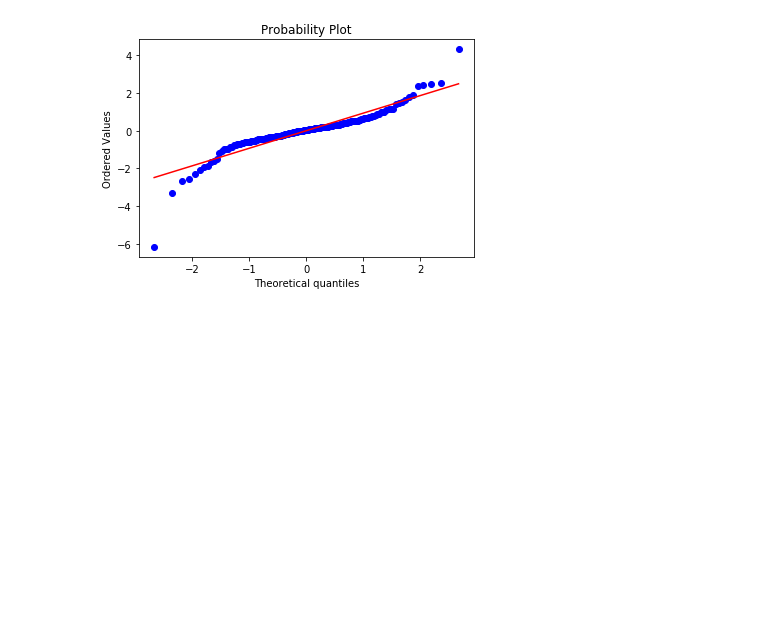
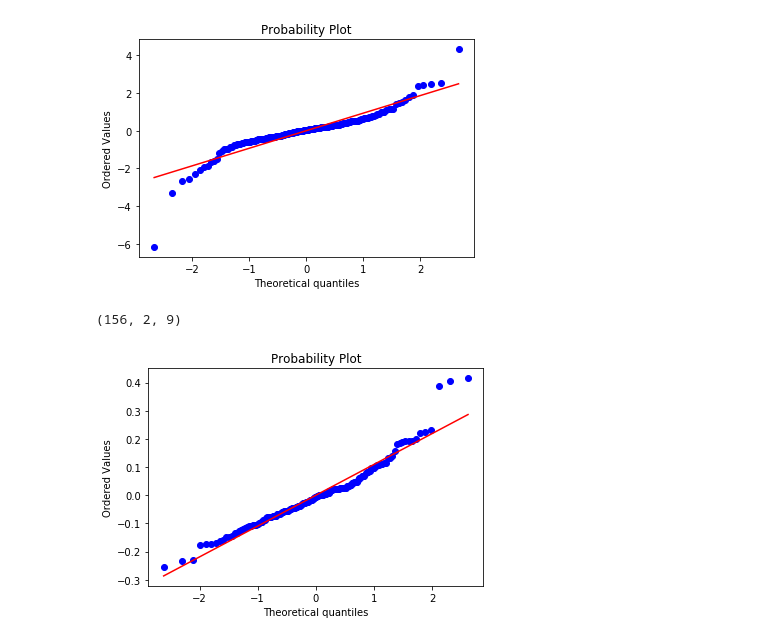
Before and after one commit to epgreig/robo-advisor, a Jupyter notebook: pca.ipynb, the cells around one changed output. Saved outputs shown, nothing was run; the diff lists cells and outputs as text; code cells hidden in the pictures; blank space fills up the shorter version.

Commit message:
added some FI exploration to pca notebook with Sunny's data

```diff
--- a/pca.ipynb
+++ b/pca.ipynb
@@ -58,3 +50,18 @@ stats.probplot(pca_ret, dist="norm", plot=pylab)
 pylab.show()
 # %% [output]
 [figure]
+# %%
+impvols = np.load('data\\impvol_data.npy')
+# %%
+dvols = np.log(impvols[1:]/impvols[0:-1])
+print(dvols.shape)
+leftvol = dvols.mean(axis=1)[:,0]
+midvol = dvols.mean(axis=1)[:,5]
+rightvol = dvols.mean(axis=1)[:,8]
+# %% [output]
+(156, 2, 9)
+# %%
+stats.probplot(dvols[:,1,0], dist="norm", plot=pylab)
+pylab.show()
+# %% [output]
+[figure, added]
```
Also changed, not shown: parts of 16 cells of this notebook.
